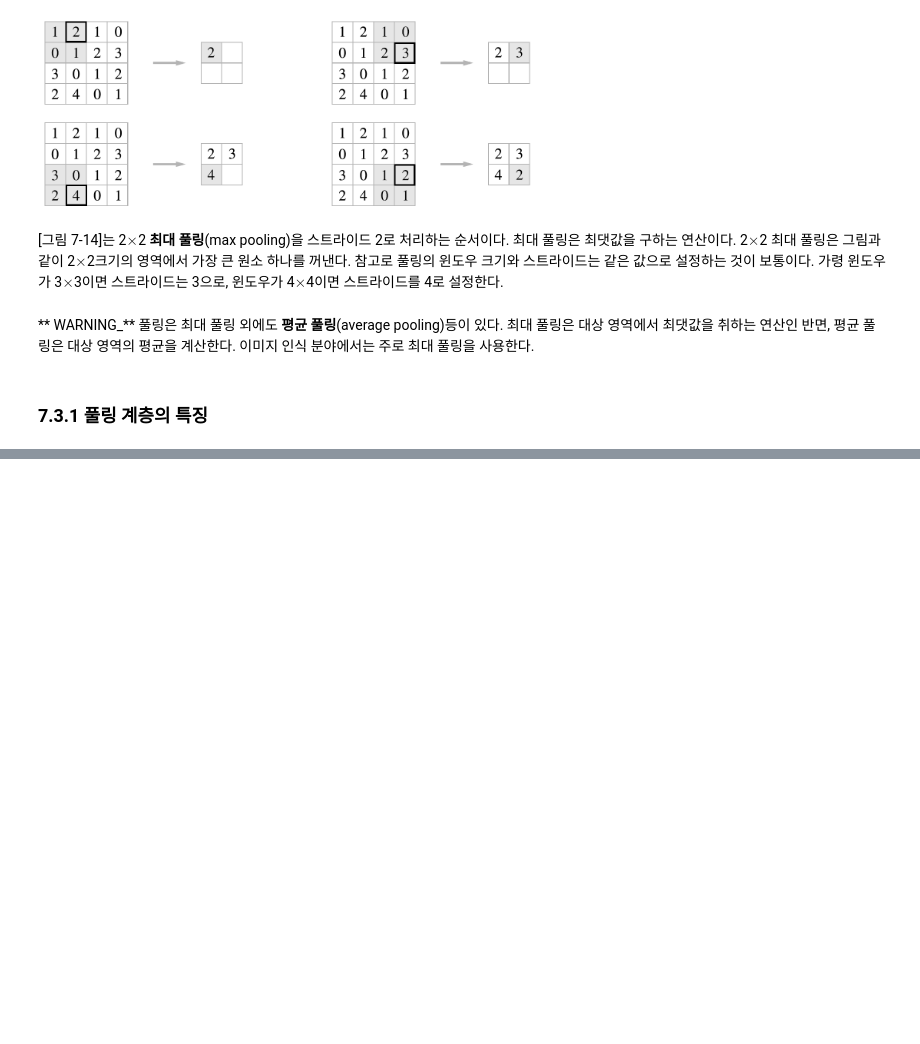
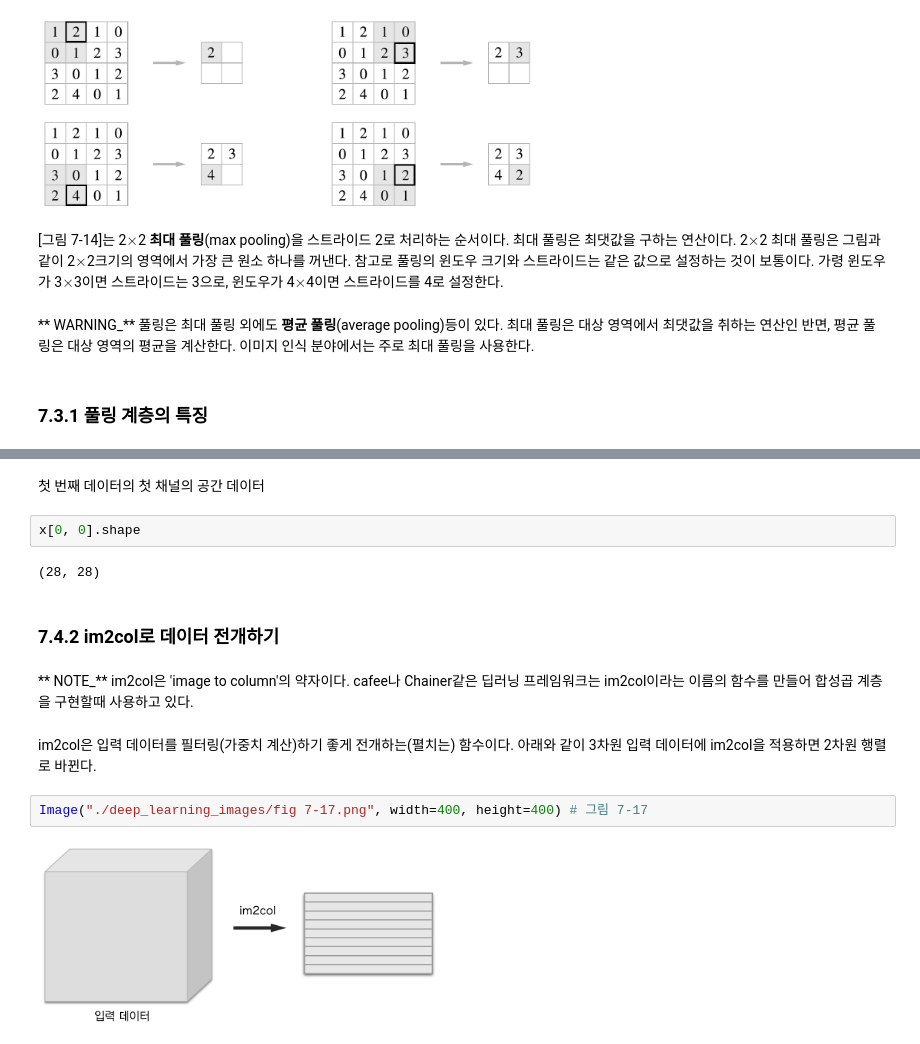
Before and after one commit to lsjhome/self-study-deep-learning-from-scratch, a Jupyter notebook: DLFS_CHAPTER_07.ipynb, the cells around one changed output, grey strips where cells are left out. Cells and saved outputs as stored; diff of their text form; blank space fills up the shorter version.

```diff
--- a/DLFS_CHAPTER_07.ipynb
+++ b/DLFS_CHAPTER_07.ipynb
@@ -157,0 +196,16 @@ Image("./deep_learning_images/fig 7-14.png", width=500, height=500) # 그림 7-1
+# %% [markdown]
+첫 번째 데이터의 첫 채널의 공간 데이터
+# %%
+x[0, 0].shape
+# %% [output]
+(28, 28)
+# %% [markdown]
+### 7.4.2 im2col로 데이터 전개하기
+# %% [markdown]
+** NOTE\_** im2col은 'image to column'의 약자이다. cafee나 Chainer같은 딥러닝 프레임워크는 im2col이라는 이름의 함수를 만들어 합성곱 계층을 구현할때 사용하고 있다.
+# %% [markdown]
+im2col은 입력 데이터를 필터링(가중치 계산)하기 좋게 전개하는(펼치는) 함수이다. 아래와 같이 3차원 입력 데이터에 im2col을 적용하면 2차원 행렬로 바뀐다.
+# %%
+Image("./deep_learning_images/fig 7-17.png", width=400, height=400) # 그림 7-17
+# %% [output]
+[figure, added]
```
Also changed, not shown: parts of 48 cells of this notebook.
